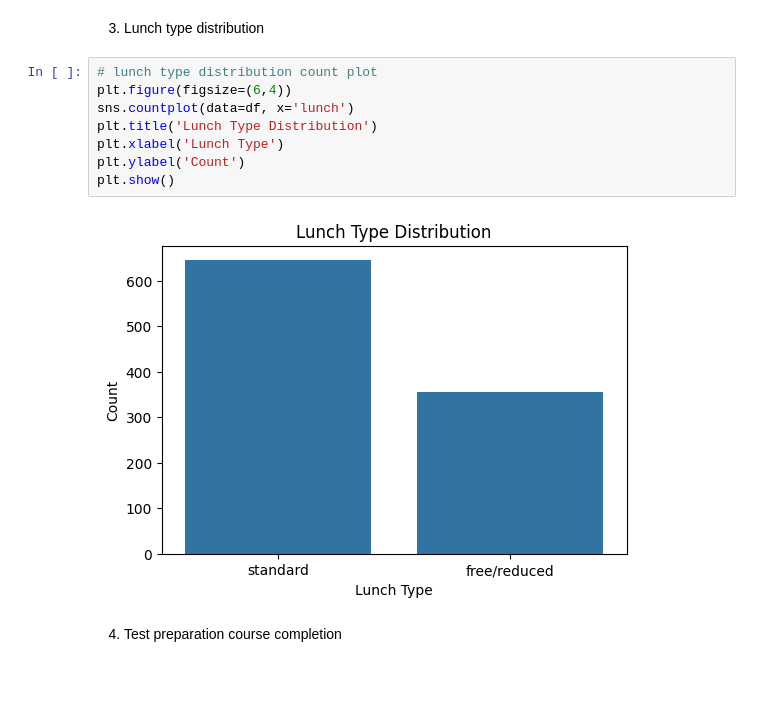
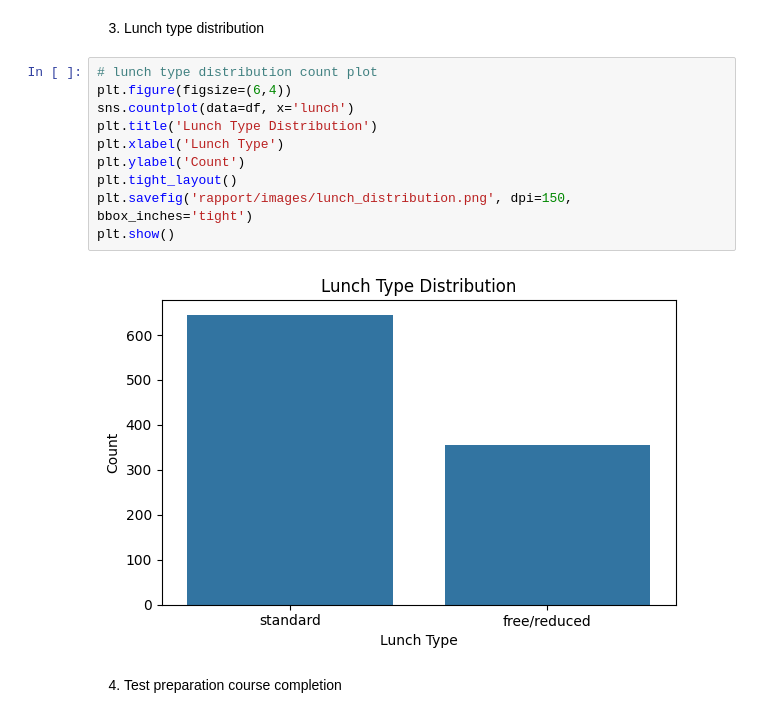
Before and after one commit to kkbbmrl/EDA, a Jupyter notebook: student.ipynb, the cells around one changed output. Cells and saved outputs as stored; diff of their text form; blank space fills up the shorter version.

```diff
--- a/student.ipynb
+++ b/student.ipynb
@@ -224,13 +234,15 @@ plt.show()
 # %%
 # lunch type distribution count plot
 plt.figure(figsize=(6,4))
 sns.countplot(data=df, x='lunch')
 plt.title('Lunch Type Distribution')
 plt.xlabel('Lunch Type')
 plt.ylabel('Count')
+plt.tight_layout()
+plt.savefig('rapport/images/lunch_distribution.png', dpi=150, bbox_inches='tight')
 plt.show()
 # %% [output]
-[figure, old version]
+[figure, new version]
 # %% [markdown]
 4. Test preparation course completion
 # %%
```
Also changed, not shown: parts of 11 cells of this notebook, 20 other files.
